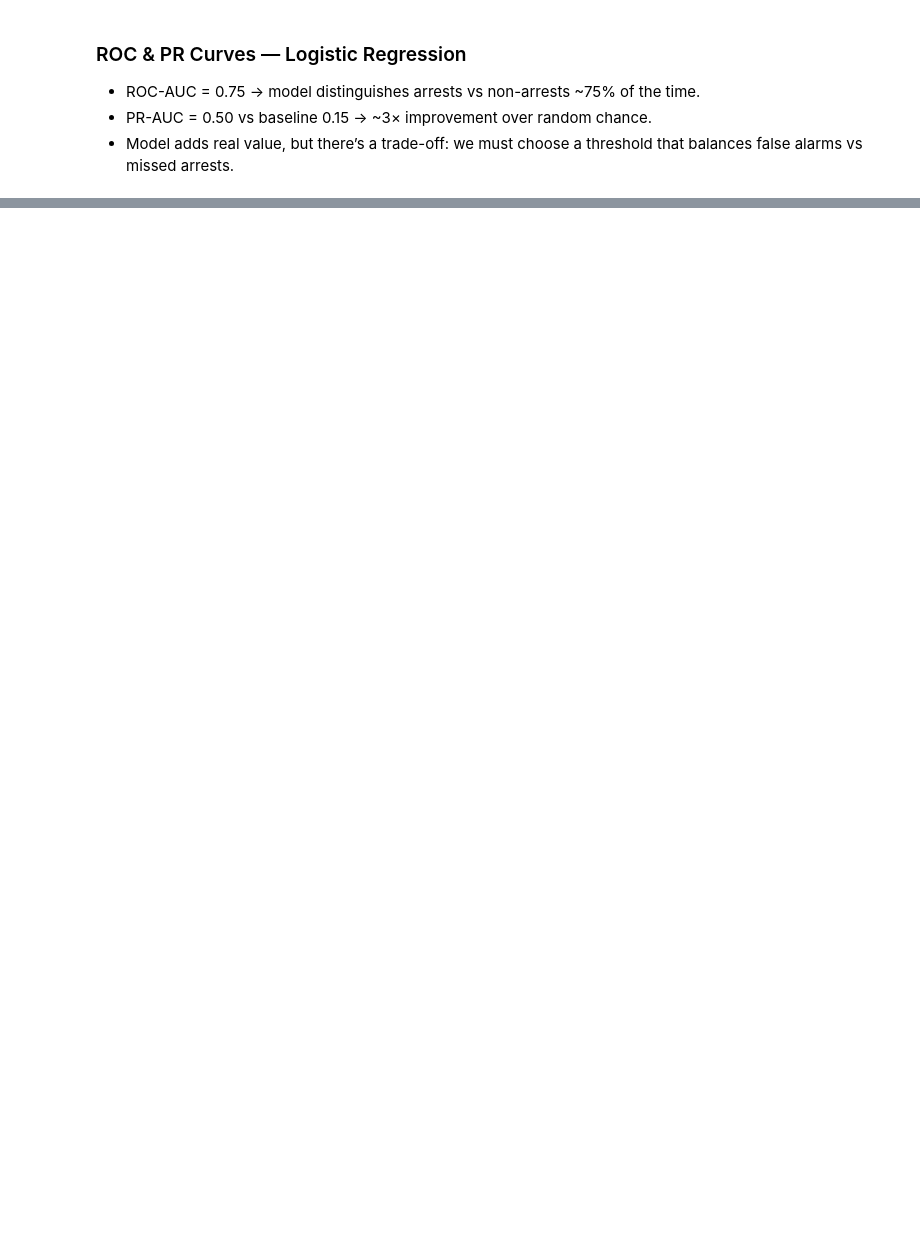
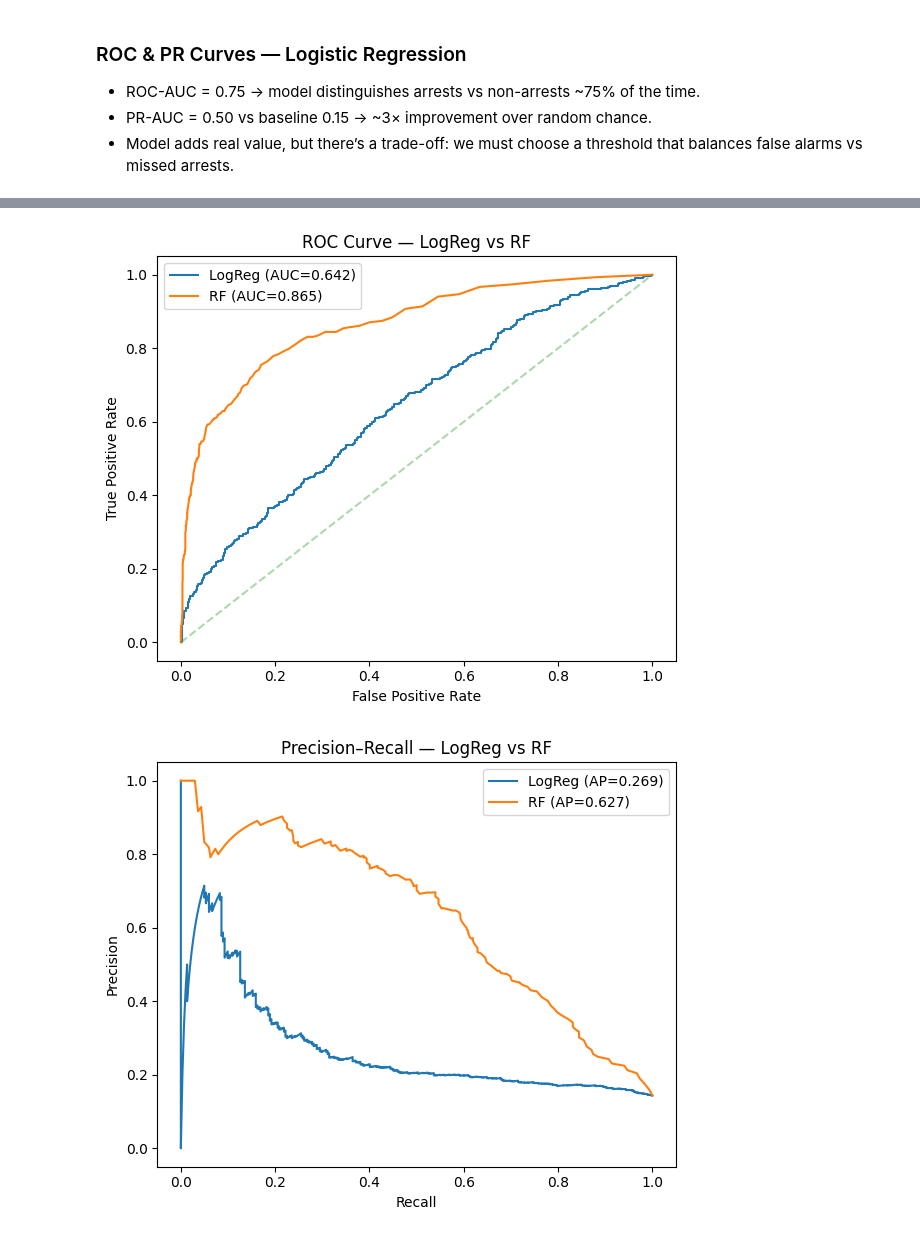
Before and after one commit to Jonah-Schwartz521/Chicago_Crime_Pipeline, a Jupyter notebook: notebooks/modeling.ipynb, the cells around one changed output, grey strips where cells are left out. Cells and saved outputs as stored; diff of their text form; code cells hidden in the pictures; blank space fills up the shorter version.

```diff
--- a/notebooks/modeling.ipynb
+++ b/notebooks/modeling.ipynb
@@ -155,0 +158,19 @@ plt.title("Precision-Recall Curve - Logistic Regression"); plt.legend(); plt.sho
+# %%
+from sklearn.ensemble import RandomForestClassifier
+from sklearn.pipeline import Pipeline
+
+rf = Pipeline(steps=[
+    ("pre", pre),
+    ("clf", RandomForestClassifier(
+        n_estimators=200, max_depth=None, class_weight="balanced", random_state=42, n_jobs=1
+    ))
+])
+
+rf.fit(X_train, y_train)
+
+rf_pred = rf.predict(X_test)
+rf_proba = rf.predict_proba(X_test)[:,1]
+
+print("RF ROC-AUC:", roc_auc_score(y_test, rf_proba))
+print("RF PR-AUC:",  average_precision_score(y_test, rf_proba))
+print(classification_report(y_test, rf_pred, digits=3))
@@ -155,0 +188,32 @@ plt.title("Precision-Recall Curve - Logistic Regression"); plt.legend(); plt.sho
+# %%
+# Side by side ROC & PR curves (LogReg vs RF)
+
+# LOGREF curves
+fpr_log, tpr_log, _ = roc_curve(y_test, y_proba)
+prec_log, rec_log, _ = precision_recall_curve(y_test, y_proba)
+auc_log = auc(fpr_log, tpr_log)
+ap_log  = average_precision_score(y_test, y_proba)
+
+# RF curves
+fpr_rf, tpr_rf, _ = roc_curve(y_test, rf_proba)
+prec_rf, rec_rf, _ = precision_recall_curve(y_test, rf_proba)
+auc_rf = auc(fpr_rf, tpr_rf)
+ap_rf  = average_precision_score(y_test, rf_proba)
+
+# ROC
+plt.figure(figsize=(6,5))
+plt.plot(fpr_log, tpr_log, label=f"LogReg (AUC={auc_log:.3f})")
+plt.plot(fpr_rf,  tpr_rf,  label=f"RF (AUC={auc_rf:.3f})")
+plt.plot([0,1],[0,1], "--", alpha=0.4)
+plt.xlabel("False Positive Rate"); plt.ylabel("True Positive Rate")
+plt.title("ROC Curve — LogReg vs RF"); plt.legend(); plt.tight_layout(); plt.show()
+
+# PR
+plt.figure(figsize=(6,5))
+plt.plot(rec_log, prec_log, label=f"LogReg (AP={ap_log:.3f})")
+plt.plot(rec_rf,  prec_rf,  label=f"RF (AP={ap_rf:.3f})")
+plt.xlabel("Recall"); plt.ylabel("Precision")
+plt.title("Precision–Recall — LogReg vs RF"); plt.legend(); plt.tight_layout(); plt.show()
+# %% [output]
+[figure, added]
+[figure, added]
```
Also changed, not shown: parts of 8 cells of this notebook.
